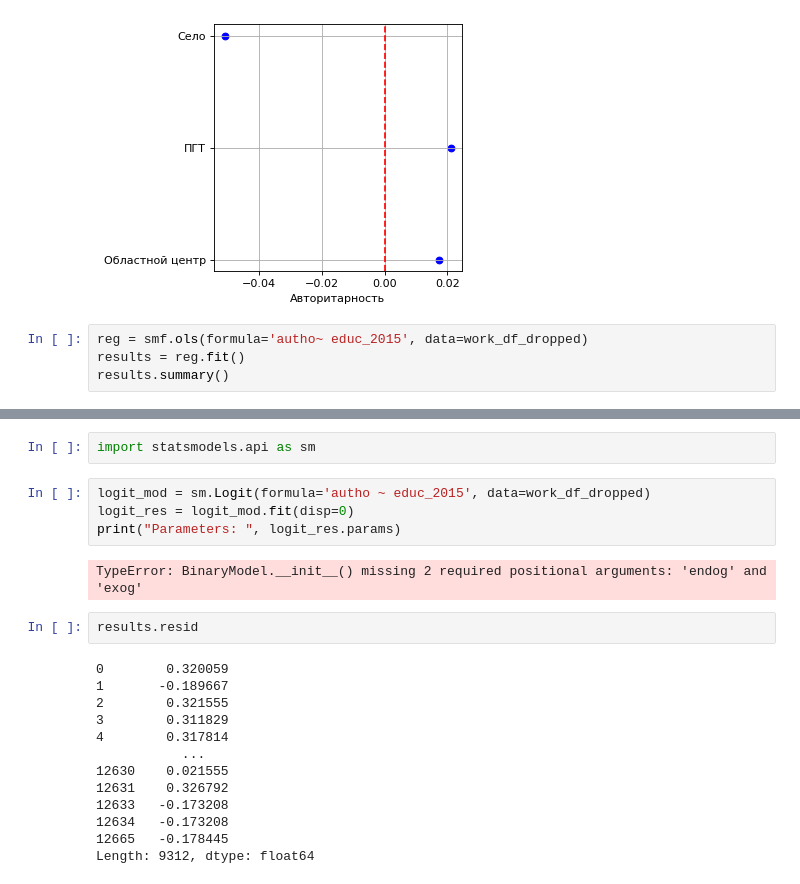
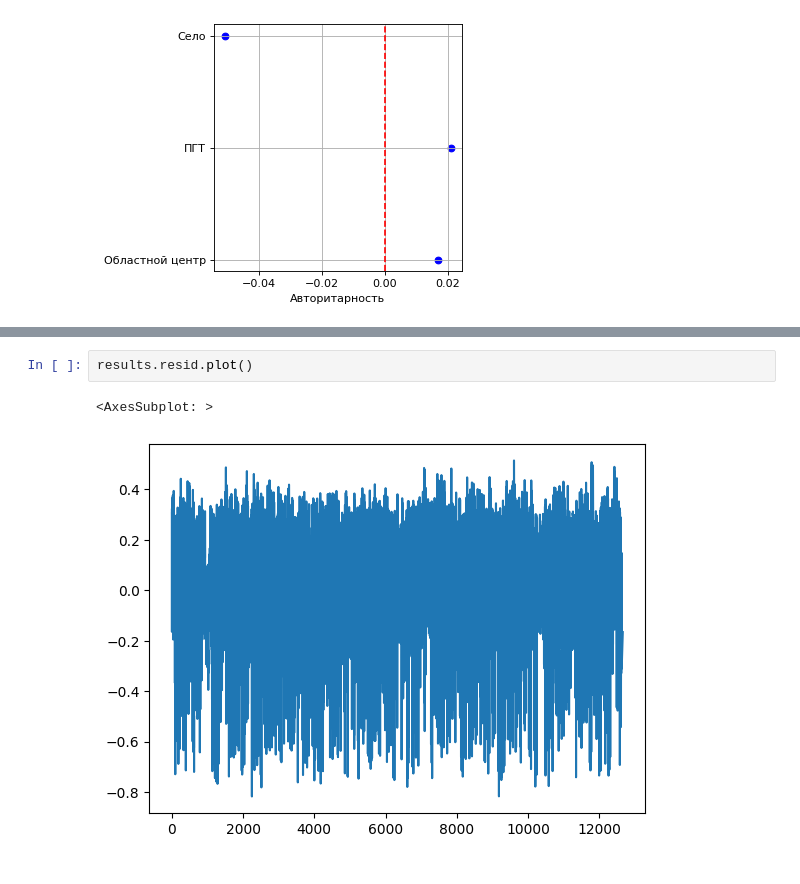
Before and after one commit to chereshan/RLMS, a Jupyter notebook: RLMS_HSE_politics/Political RLMS-HSE.ipynb, the cells around one changed output, grey strips where cells are left out. Saved outputs shown, nothing was run; the diff lists cells and outputs as text.

```diff
--- a/RLMS_HSE_politics/Political RLMS-HSE.ipynb
+++ b/RLMS_HSE_politics/Political RLMS-HSE.ipynb
@@ -686,7 +492,3 @@ plt.xlabel('Авторитарность')
 # %% [output]
 Text(0.5, 0, 'Авторитарность')
 [figure]
-# %%
-reg = smf.ols(formula='autho~ educ_2015', data=work_df_dropped)
-results = reg.fit()
-results.summary()
@@ -721,23 +495,5 @@ Text(0.5, 0, 'age')
-# %%
-import statsmodels.api as sm
-# %%
-logit_mod = sm.Logit(formula='autho ~ educ_2015', data=work_df_dropped)
-logit_res = logit_mod.fit(disp=0)
-print("Parameters: ", logit_res.params)
-# %% [output]
-TypeError: BinaryModel.__init__() missing 2 required positional arguments: 'endog' and 'exog'
 # %%
-results.resid
+results.resid.plot()
 # %% [output]
-0        0.320059
-1       -0.189667
-2        0.321555
-3        0.311829
-4        0.317814
-           ...
-12630    0.021555
-12631    0.326792
-12633   -0.173208
-12634   -0.173208
-12665   -0.178445
-Length: 9312, dtype: float64
+<AxesSubplot: >
+[figure, added]
```
Also changed, not shown: parts of 61 cells of this notebook.
